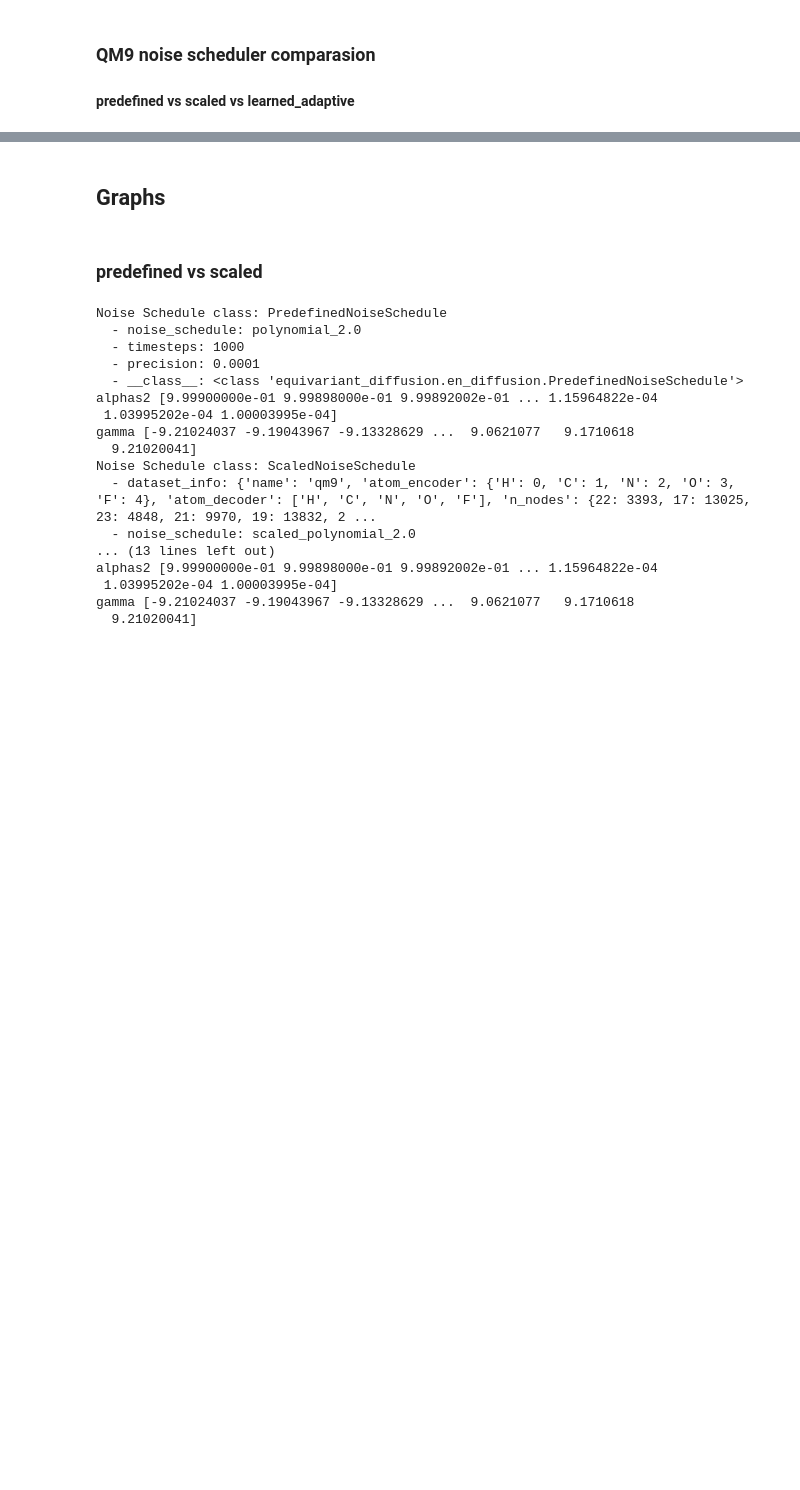
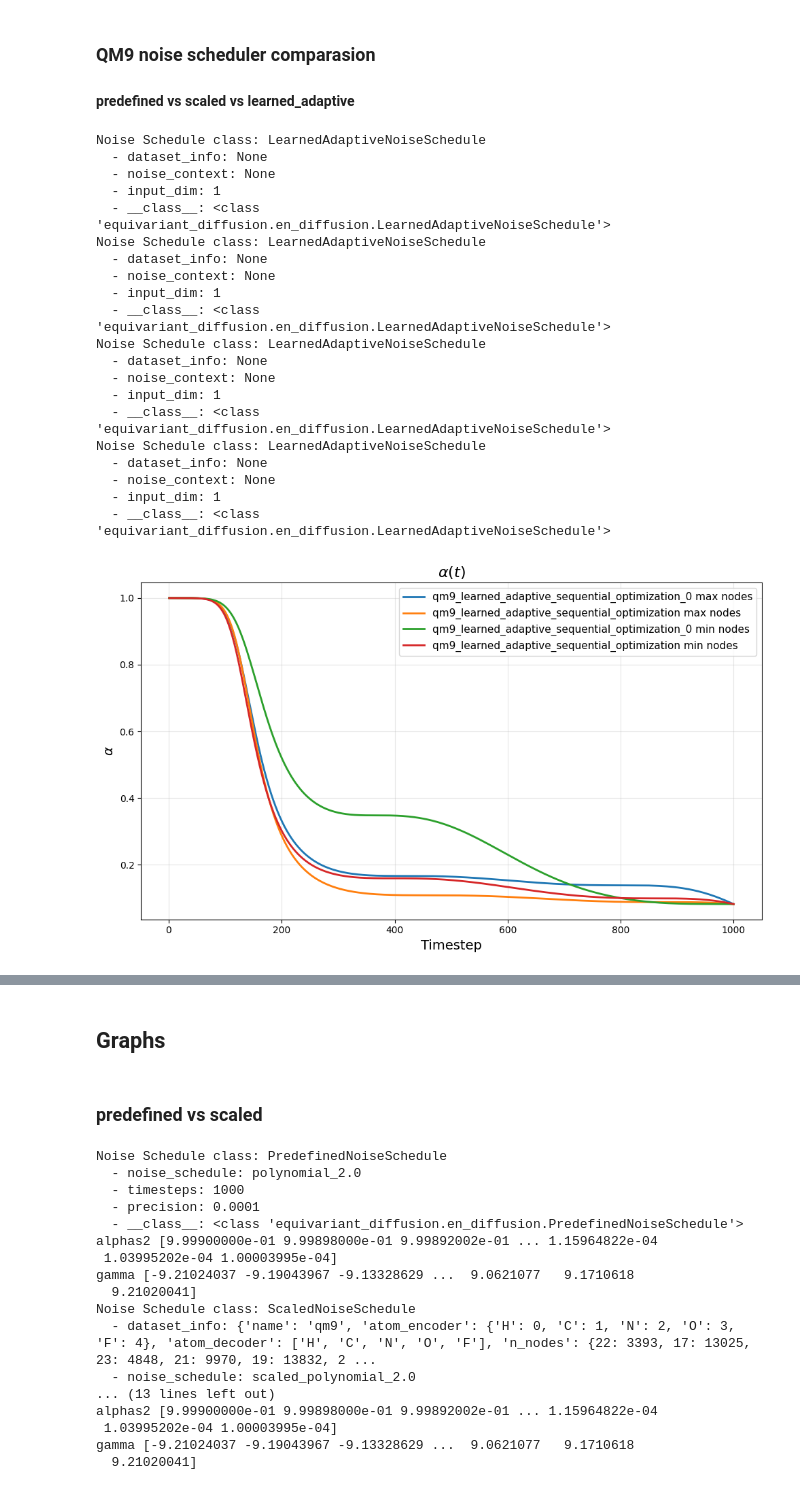
Before and after one commit to thelikhit/e3_diffusion_for_molecules, a Jupyter notebook: qm9_scheduler_graphs.ipynb, the cells around one changed output, grey strips where cells are left out. Saved outputs shown, nothing was run; the diff lists cells and outputs as text; code cells hidden in the pictures; blank space fills up the shorter version.

```diff
--- a/qm9_scheduler_graphs.ipynb
+++ b/qm9_scheduler_graphs.ipynb
@@ -47,0 +124,24 @@ def gamma_to_curves(gamma: torch.Tensor):
+# %%
+before_vs_after()
+# %% [output]
+Noise Schedule class: LearnedAdaptiveNoiseSchedule
+  - dataset_info: None
+  - noise_context: None
+  - input_dim: 1
+  - __class__: <class 'equivariant_diffusion.en_diffusion.LearnedAdaptiveNoiseSchedule'>
+Noise Schedule class: LearnedAdaptiveNoiseSchedule
+  - dataset_info: None
+  - noise_context: None
+  - input_dim: 1
+  - __class__: <class 'equivariant_diffusion.en_diffusion.LearnedAdaptiveNoiseSchedule'>
+Noise Schedule class: LearnedAdaptiveNoiseSchedule
+  - dataset_info: None
+  - noise_context: None
+  - input_dim: 1
+  - __class__: <class 'equivariant_diffusion.en_diffusion.LearnedAdaptiveNoiseSchedule'>
+Noise Schedule class: LearnedAdaptiveNoiseSchedule
+  - dataset_info: None
+  - noise_context: None
+  - input_dim: 1
+  - __class__: <class 'equivariant_diffusion.en_diffusion.LearnedAdaptiveNoiseSchedule'>
+[figure, added]
```
Also changed, not shown: parts of 4 cells of this notebook.
